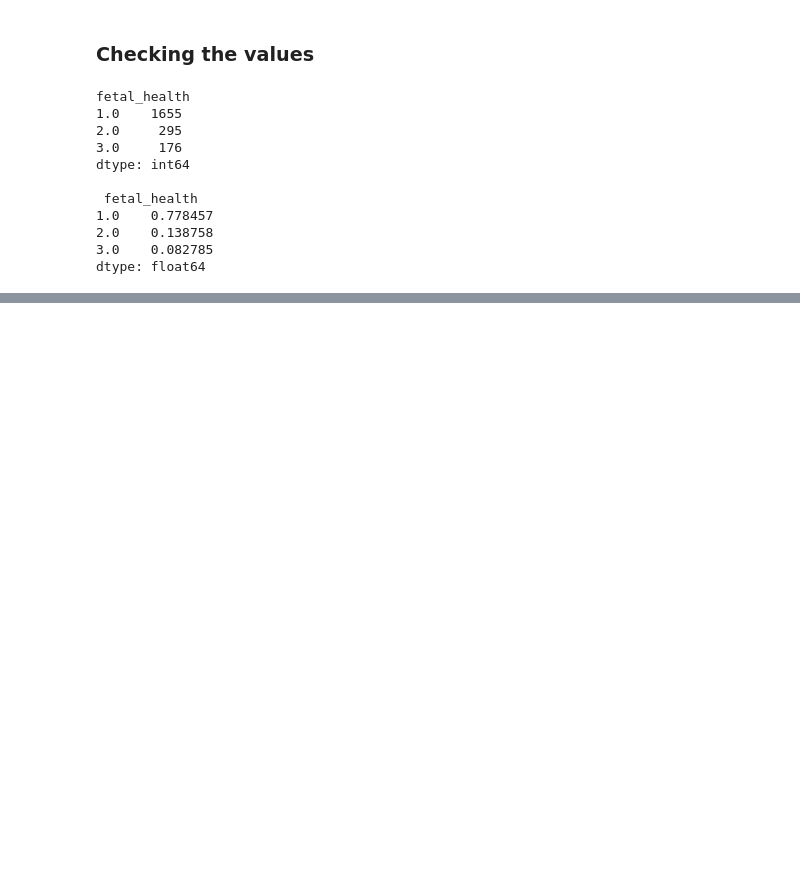
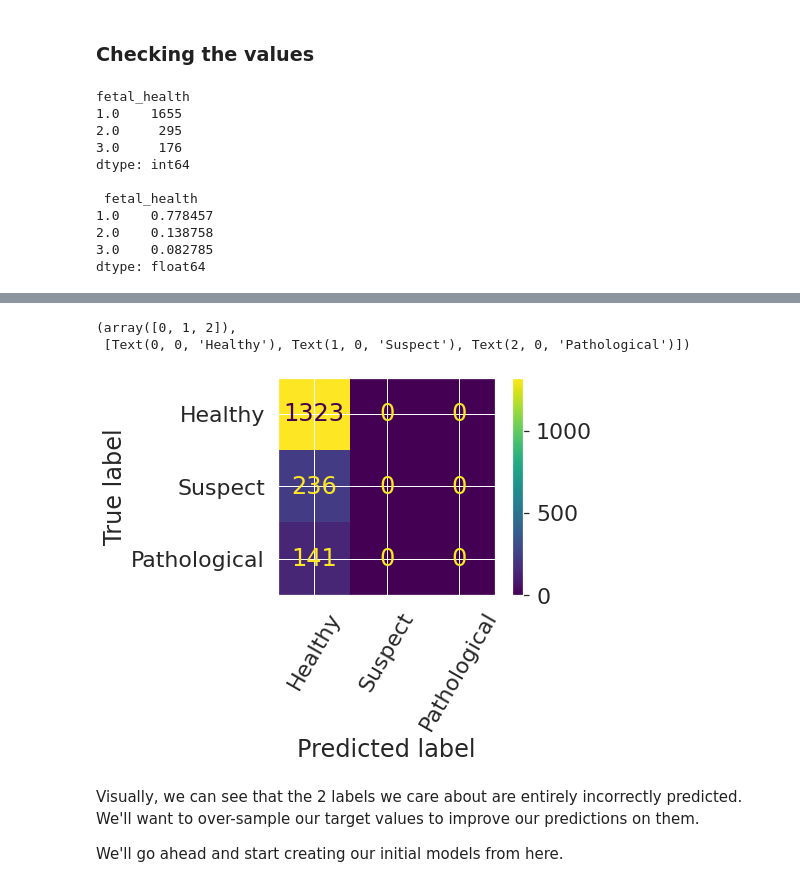
Before and after one commit to ParkedHampster/Fetal-Health-Classification-Prediction, a Jupyter notebook: scratch_books/scratch.ipynb, the cells around one changed output, grey strips where cells are left out. Saved outputs shown, nothing was run; the diff lists cells and outputs as text; code cells hidden in the pictures; blank space fills up the shorter version.

```diff
--- a/scratch_books/scratch.ipynb
+++ b/scratch_books/scratch.ipynb
@@ -11,5 +28,8 @@ from sklearn.metrics import confusion_matrix, plot_confusion_matrix, \
 
 %matplotlib inline
+# %%
+sns.set()
+sns.set(font_scale=2)
 # %% [markdown]
 Import the `fetal_health.csv` data set, which is available
 [here, via kaggle](https://www.kaggle.com/datasets/andrewmvd/fetal-health-classification)
@@ -106,0 +149,13 @@ dtype: float64
+# %%
+X = fetal_df.drop(columns=['fetal_health'])
+y = fetal_df['fetal_health']
+# %%
+# we will stratify on the y values here to ensure that
+# the proportion of the test and train data remains
+# mostly the same, this is mostly to make sure that our
+# test data actually has some of the values we are
+# targeting
+X_train, X_test, y_train, y_test = train_test_split(
+                    X, y, random_state=1,
+                    test_size=0.2, stratify=y
+)
@@ -106,0 +164,3 @@ dtype: float64
+# %%
+dummy_baseline = DummyClassifier(strategy='most_frequent')
+dummy_baseline.fit(X_train,y_train)
@@ -106,0 +191,24 @@ dtype: float64
+# %%
+fig, ax = plt.subplots()
+
+ConfusionMatrixDisplay.from_estimator(dummy_baseline,X_train,y_train,
+    ax=ax
+    #labels={1:'Healthy',2:'Suspect',3:'Pathological'}
+    );
+
+ax.set(
+    yticklabels=['Healthy','Suspect','Pathological'],
+    xticklabels=['Healthy','Suspect','Pathological']
+);
+plt.xticks(rotation=60)
+# %% [output]
+(array([0, 1, 2]),
+ [Text(0, 0, 'Healthy'), Text(1, 0, 'Suspect'), Text(2, 0, 'Pathological')])
+[figure, added]
+# %% [markdown]
+Visually, we can see that the 2 labels we care about are
+entirely incorrectly predicted. We'll want to over-sample
+our target values to improve our predictions on them.
+
+We'll go ahead and start creating our initial models from
+here.
```
Also changed, not shown: parts of 19 cells of this notebook, 2 other files.
